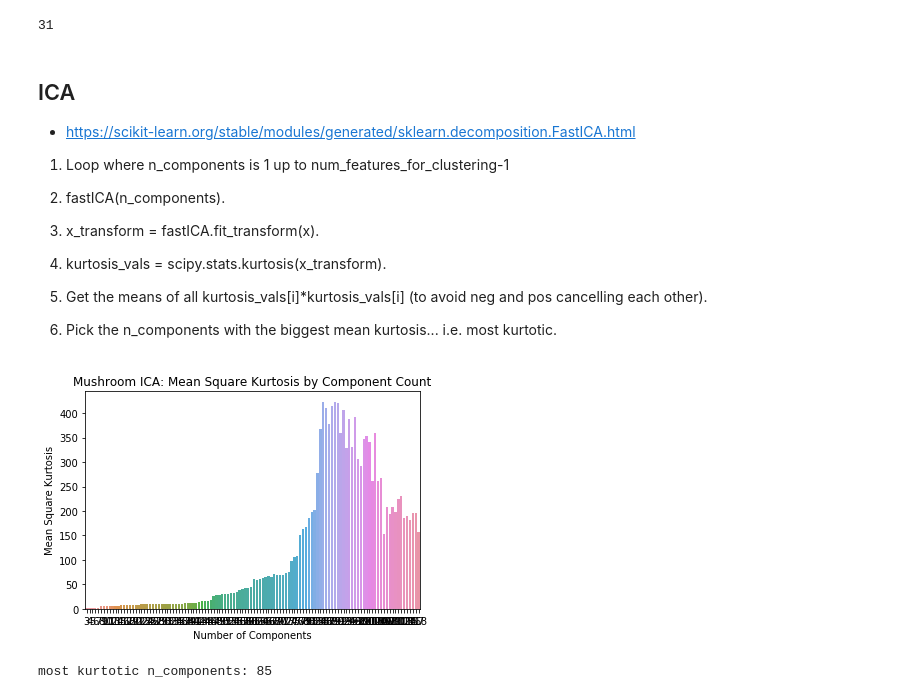
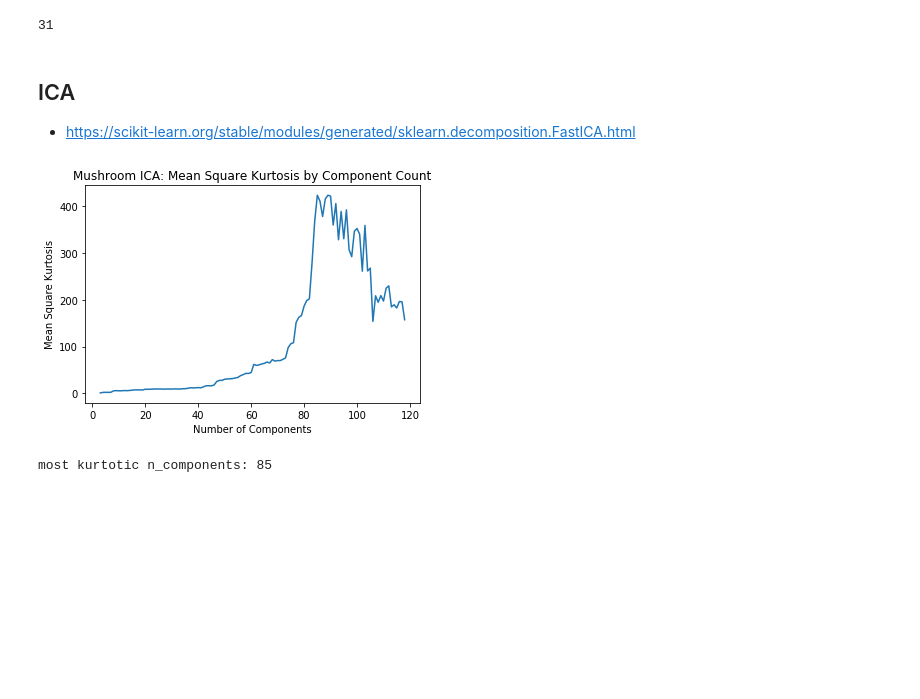
Before and after one commit to lizkalina/cs-7641-unsupervised-learning, a Jupyter notebook: unsupervised_learning_runner.ipynb, the cells around one changed output. Cells and saved outputs as stored; diff of their text form; code cells hidden in the pictures; blank space fills up the shorter version.

```diff
--- a/unsupervised_learning_runner.ipynb
+++ b/unsupervised_learning_runner.ipynb
@@ -418,21 +418,9 @@ pca_num_components = select_n_components(pca)
 pca_num_components
 # %% [output]
 31
-# %% [markdown]
-## ICA
-- https://scikit-learn.org/stable/modules/generated/sklearn.decomposition.FastICA.html
-
-1) Loop where n_components is 1 up to num_features_for_clustering-1
-
-2)   fastICA(n_components).
-
-3)   x_transform = fastICA.fit_transform(x).
-
-4)   kurtosis_vals = scipy.stats.kurtosis(x_transform).
-
-5)   Get the means of all kurtosis_vals[i]*kurtosis_vals[i] (to avoid neg and pos cancelling each other).
-
-6) Pick the n_components with the biggest mean kurtosis... i.e. most kurtotic.
+# %% [markdown]
+## ICA
+- https://scikit-learn.org/stable/modules/generated/sklearn.decomposition.FastICA.html
 # %%
 mush_ica = {}
 
@@ -446,13 +434,13 @@ mush_ica_df['kurtosis'] = mush_ica_df['kurtosis']**(1/2)
 # %%
 # mush_ica_df = pd.DataFrame(mush_ica.values(), index=range(3,119)).reset_index().rename(columns={'index': 'n_components', 0: 'kurtosis'})
 
-ax = sns.barplot(x="n_components", y="kurtosis", data=mush_ica_df)
+ax = sns.lineplot(x="n_components", y="kurtosis", data=mush_ica_df)
 plt.xlabel('Number of Components')
 plt.ylabel('Mean Square Kurtosis') #for each component
 plt.title('Mushroom ICA: Mean Square Kurtosis by Component Count')
 plt.show()
 # %% [output]
-[figure, old version]
+[figure, new version]
 # %%
 most_kurtotic = max(mush_ica, key=mush_ica.get)
 print("most kurtotic n_components: {}".format(most_kurtotic))
```
Also changed, not shown: parts of 2 cells of this notebook, 1 other file.
